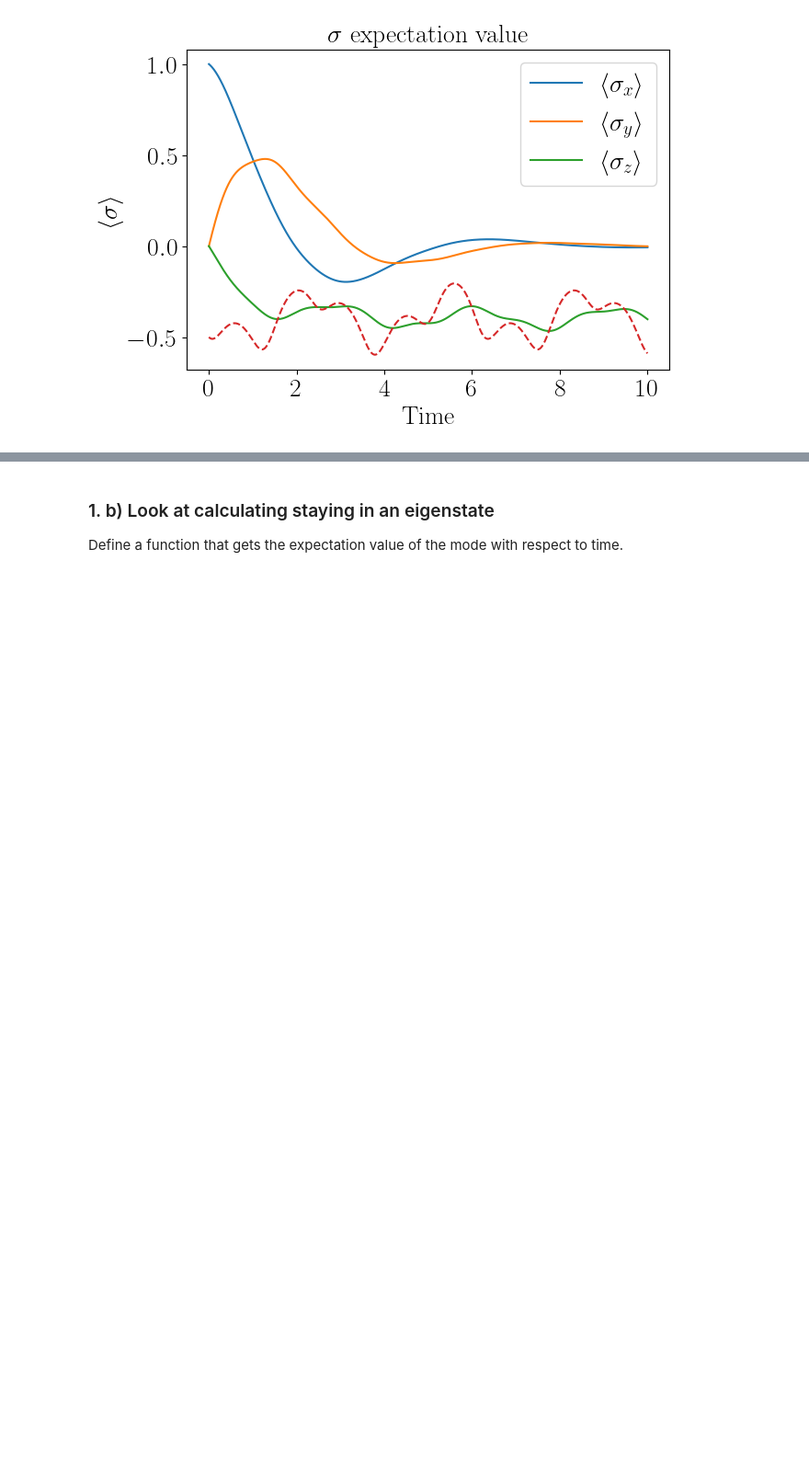
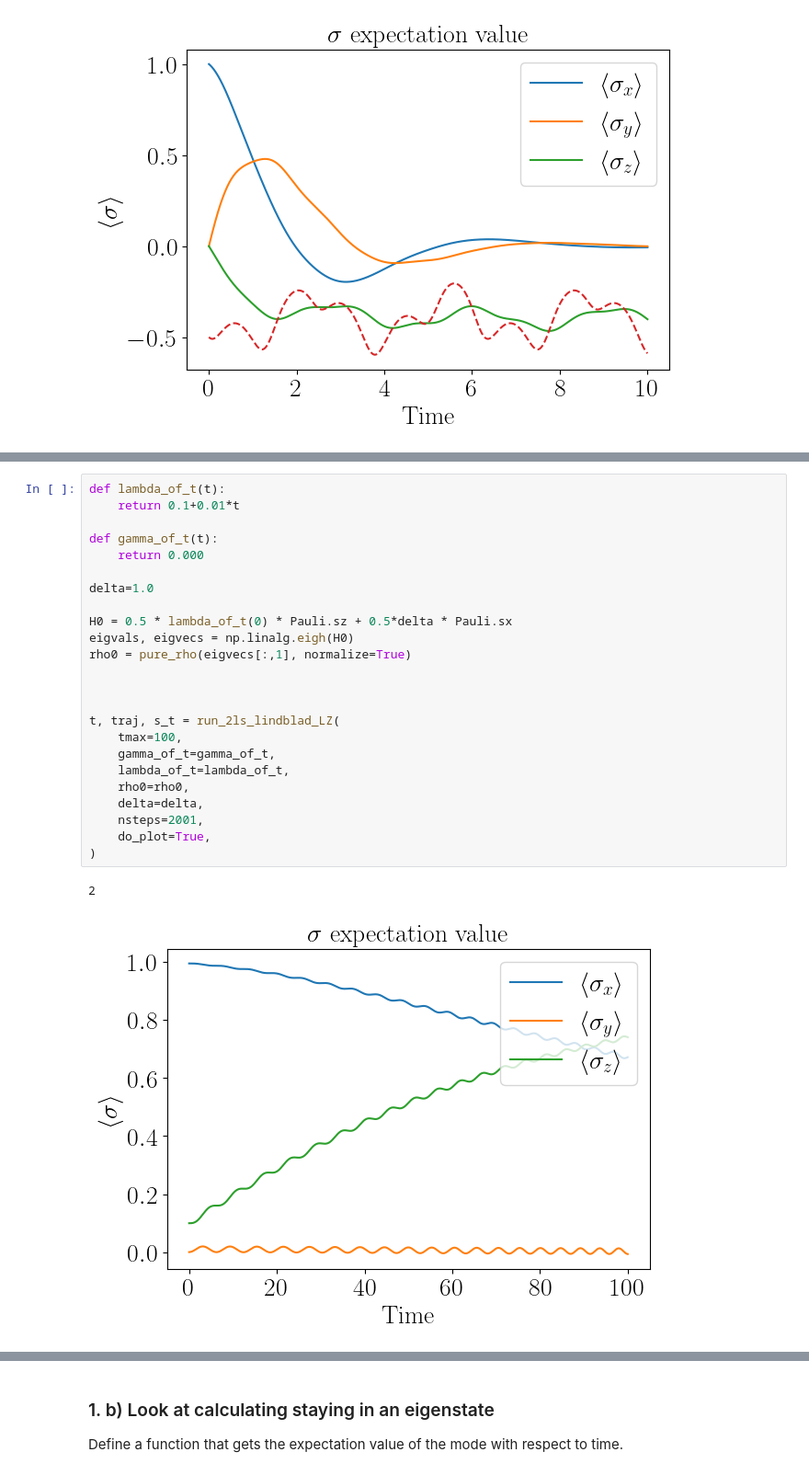
Before and after one commit to jwalkling/Driven_OQS, a Jupyter notebook: src_code/notebooks/2LS Lindblad.ipynb, the cells around one changed output, grey strips where cells are left out. Shown at 92% size. Cells and saved outputs as stored; diff of their text form; blank space fills up the shorter version.

```diff
--- a/src_code/notebooks/2LS Lindblad.ipynb
+++ b/src_code/notebooks/2LS Lindblad.ipynb
@@ -465,0 +552,27 @@ t, traj, s_t, sz_ss_t = run_2ls_lindblad_protocol(
+# %%
+def lambda_of_t(t):
+    return 0.1+0.01*t
+
+def gamma_of_t(t):
+    return 0.000
+
+delta=1.0
+
+H0 = 0.5 * lambda_of_t(0) * Pauli.sz + 0.5*delta * Pauli.sx
+eigvals, eigvecs = np.linalg.eigh(H0)
+rho0 = pure_rho(eigvecs[:,1], normalize=True)
+
+
+
+t, traj, s_t = run_2ls_lindblad_LZ(
+    tmax=100,
+    gamma_of_t=gamma_of_t,
+    lambda_of_t=lambda_of_t,
+    rho0=rho0,
+    delta=delta,
+    nsteps=2001,
+    do_plot=True,
+)
+# %% [output]
+2
+[figure, added]
```
Also changed, not shown: parts of 6 cells of this notebook.
